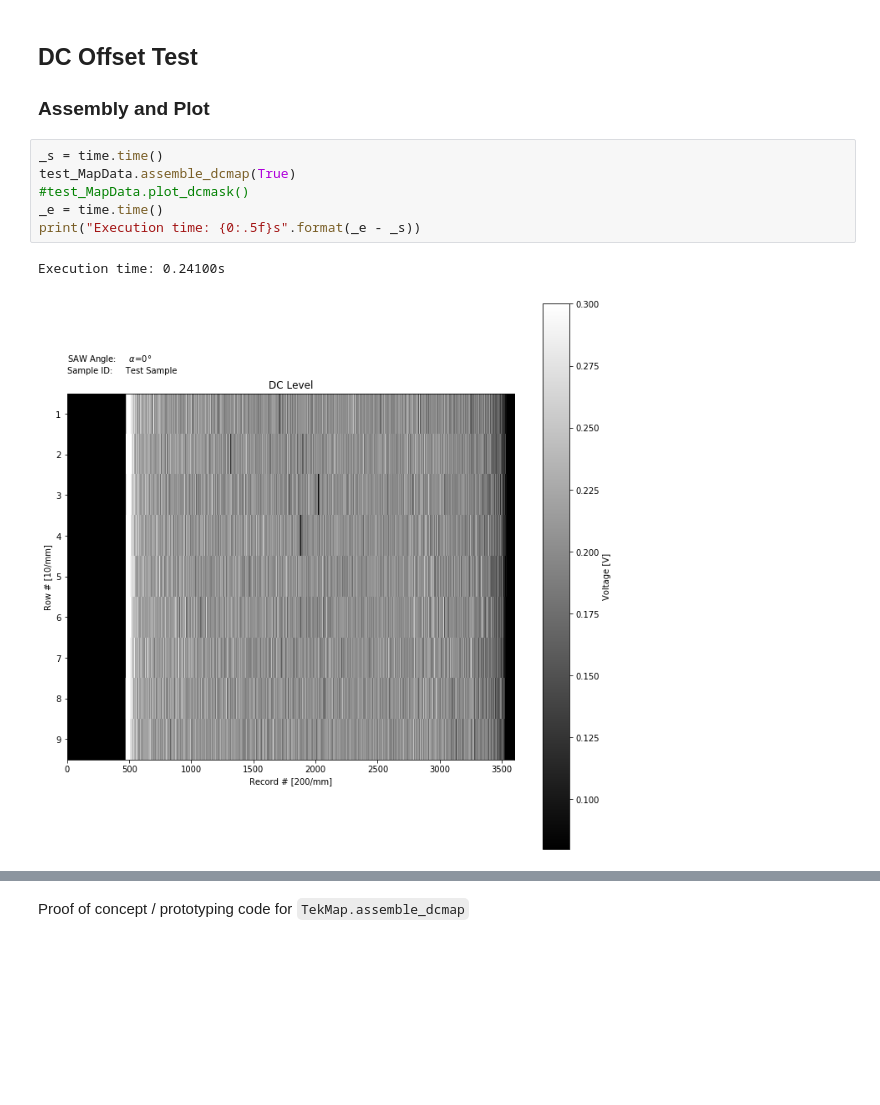
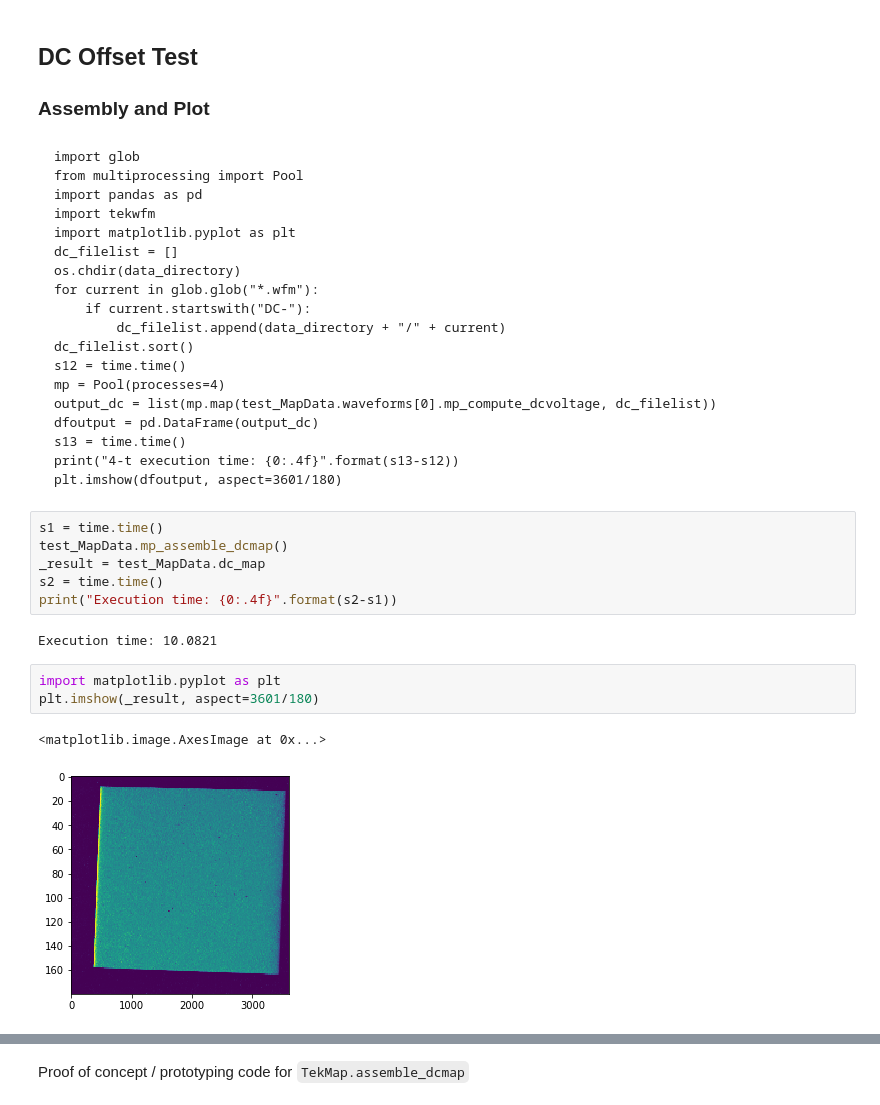
Before and after one commit to TKAles/visu, a Jupyter notebook: TekMap Test Harness - Full Maps.ipynb, the cells around one changed output, grey strips where cells are left out. Saved outputs shown, nothing was run; the diff lists cells and outputs as text; blank space fills up the shorter version.

````diff
--- a/TekMap Test Harness - Full Maps.ipynb
+++ b/TekMap Test Harness - Full Maps.ipynb
@@ -39,12 +39,38 @@ Execution time: 1.76598s
 # %% [markdown]
 ## DC Offset Test
 ### Assembly and Plot
+# %% [markdown]
+```
+import glob
+from multiprocessing import Pool
+import pandas as pd
+import tekwfm
+import matplotlib.pyplot as plt
+dc_filelist = []
+os.chdir(data_directory)
+for current in glob.glob("*.wfm"):
+    if current.startswith("DC-"):
+        dc_filelist.append(data_directory + "/" + current)
+dc_filelist.sort()
+s12 = time.time()
+mp = Pool(processes=4)
+output_dc = list(mp.map(test_MapData.waveforms[0].mp_compute_dcvoltage, dc_filelist))
+dfoutput = pd.DataFrame(output_dc)
+s13 = time.time()
+print("4-t execution time: {0:.4f}".format(s13-s12))
+plt.imshow(dfoutput, aspect=3601/180)
+```
 # %%
-_s = time.time()
-test_MapData.assemble_dcmap(True)
-#test_MapData.plot_dcmask()
-_e = time.time()
-print("Execution time: {0:.5f}s".format(_e - _s))
+s1 = time.time()
+test_MapData.mp_assemble_dcmap()
+_result = test_MapData.dc_map
+s2 = time.time()
+print("Execution time: {0:.4f}".format(s2-s1))
 # %% [output]
-Execution time: 0.24100s
+Execution time: 10.0821
-[figure, removed]
+# %%
+import matplotlib.pyplot as plt
+plt.imshow(_result, aspect=3601/180)
+# %% [output]
+<matplotlib.image.AxesImage at 0x...>
+[figure, added]
````
Also changed, not shown: parts of 23 cells of this notebook, 7 other files.
